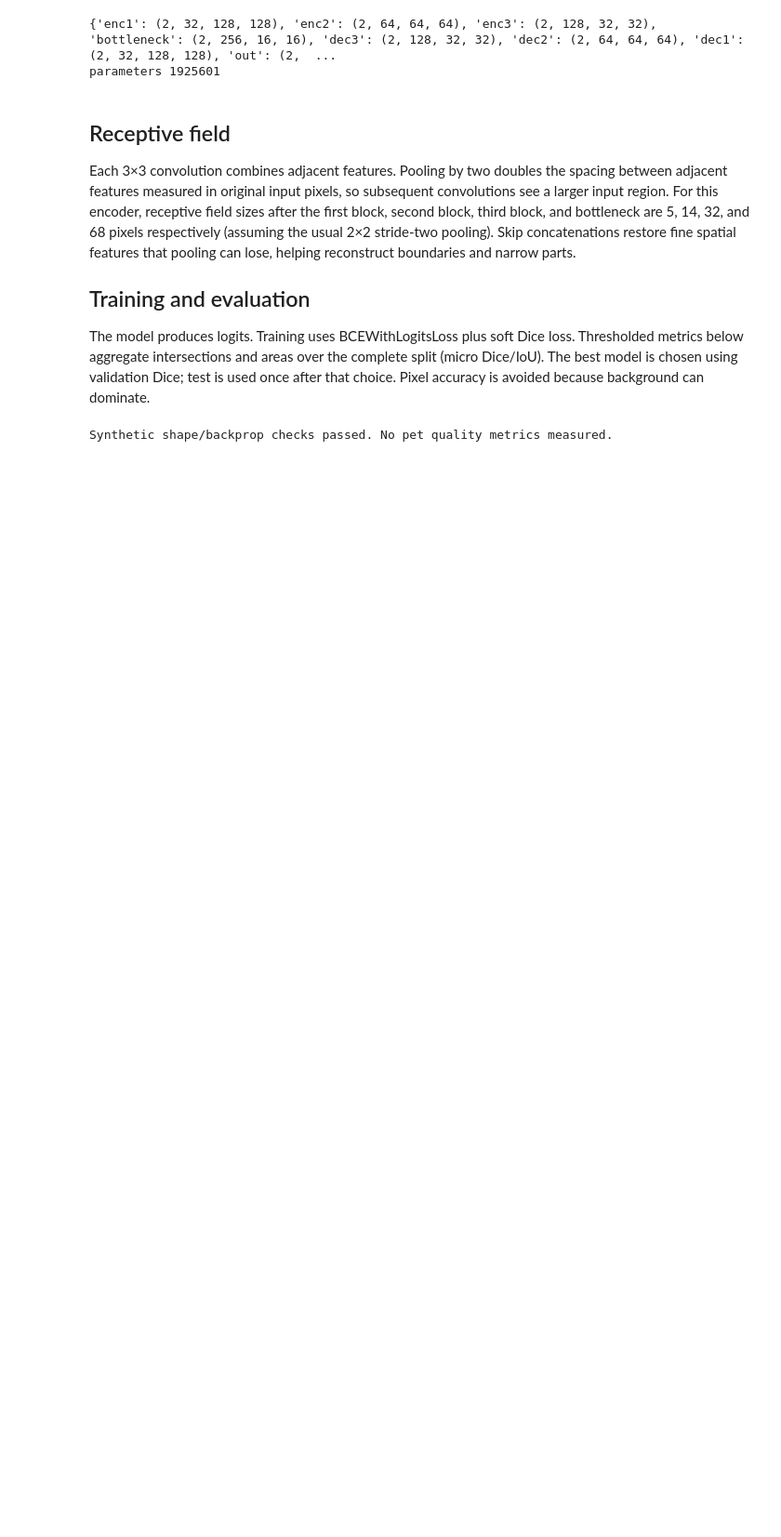
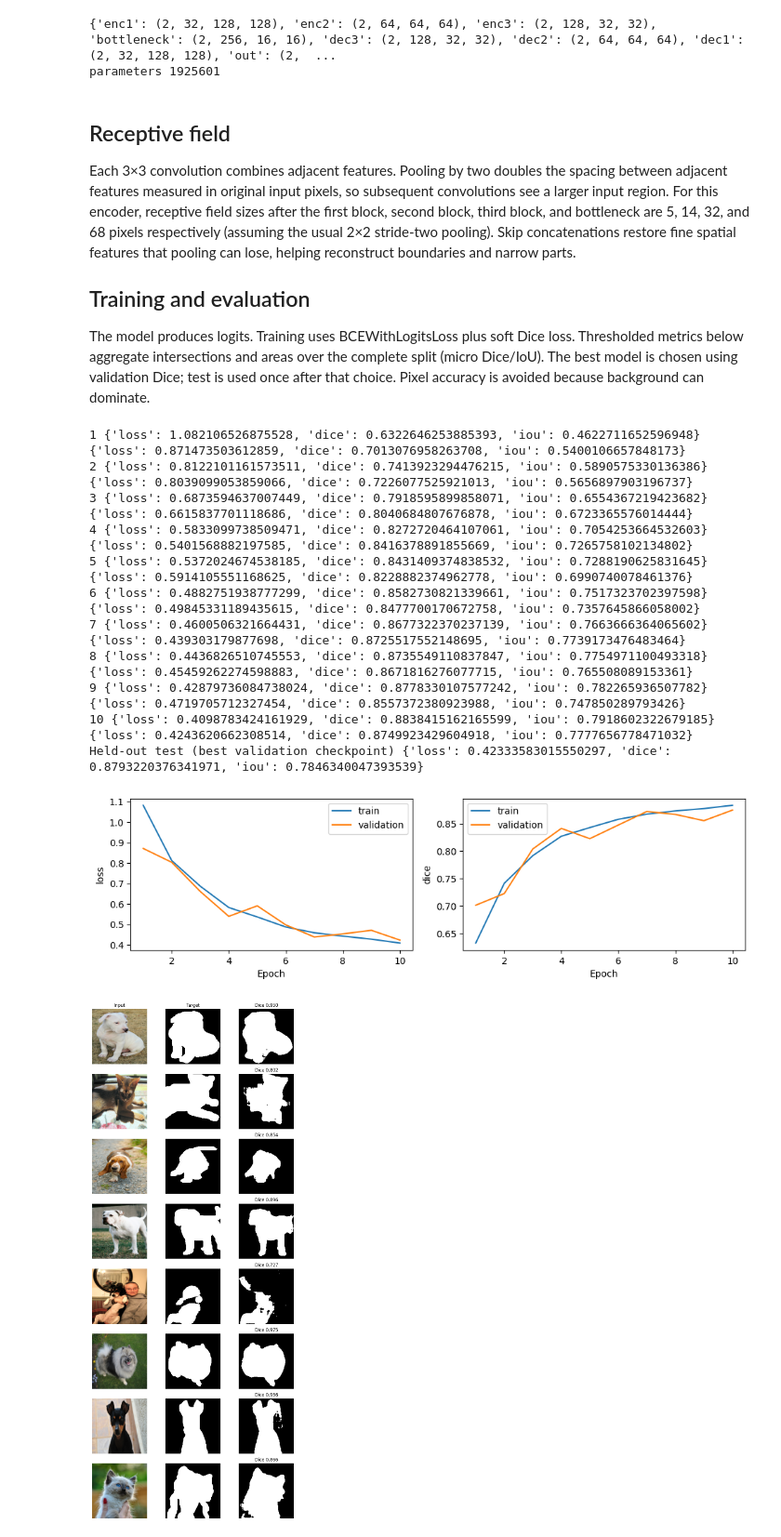
Before and after one commit to Utkrisht-sum/generative_ai_shared, a Jupyter notebook: module1/labs/submissions/optional/A24ARIU0001_UNET_PET_SEGMENTATION_LAB_UTKRISHT_SUMAN.ipynb, the cells around one changed output. Shown at 93% size. Cells and saved outputs as stored; diff of their text form; code cells hidden in the pictures; blank space fills up the shorter version.

Commit message:
Complete real-data Oxford pet U-Net lab with measured test results and failure analysis

```diff
--- a/module1/labs/submissions/optional/A24ARIU0001_UNET_PET_SEGMENTATION_LAB_UTKRISHT_SUMAN.ipynb
+++ b/module1/labs/submissions/optional/A24ARIU0001_UNET_PET_SEGMENTATION_LAB_UTKRISHT_SUMAN.ipynb
@@ -26,9 +29,11 @@ np.random.seed(SEED)
 torch.manual_seed(SEED)
 DEVICE = torch.device("cuda" if torch.cuda.is_available() else "cpu")
 SIZE, BATCH_SIZE, EPOCHS = 128, 16, 10
-SMOKE_TEST = True
-DOWNLOAD = False
+SMOKE_TEST = False
+DOWNLOAD = True
 DATA_ROOT = Path(os.environ.get("PET_DATASET_PATH", "data"))
-CHECKPOINT = Path("unet_best_UTKRISHT.pt")
+OUT = Path("unet_outputs")
+OUT.mkdir(parents=True, exist_ok=True)
+CHECKPOINT = OUT / "unet_best_UTKRISHT.pt"
 print("device", DEVICE, "smoke", SMOKE_TEST)
 # %% [output]
@@ -255,7 +263,7 @@ else:
         training = epoch(train_loader, optimizer)
         validation = epoch(valid_loader)
         history.append((training, validation))
-        print(index + 1, training, validation)
+        print(index + 1, training, validation, flush=True)
         if validation["dice"] > best:
             best = validation["dice"]
             torch.save(model.state_dict(), CHECKPOINT)
@@ -270,31 +278,48 @@ else:
             ax.plot(
                 range(1, len(history) + 1),
                 [row[split][key] for row in history],
                 label=label,
             )
         ax.set(xlabel="Epoch", ylabel=key)
         ax.legend()
     plt.tight_layout()
     plt.show()
     model.eval()
     fig, axes = plt.subplots(8, 3, figsize=(9, 20))
     failures = []
     with torch.no_grad():
         for i in range(8):
             image, mask = test_set[i]
             pred = (model(image[None].to(DEVICE)).sigmoid()[0].cpu() >= 0.5).float()
             dice = (2 * (pred * mask).sum() + 1e-6) / (pred.sum() + mask.sum() + 1e-6)
             failures.append((dice.item(), i))
             axes[i, 0].imshow(image.permute(1, 2, 0))
             axes[i, 1].imshow(mask[0], cmap="gray")
             axes[i, 2].imshow(pred[0], cmap="gray")
             axes[i, 2].set_title(f"Dice {dice:.3f}")
             for ax in axes[i]:
                 ax.axis("off")
     axes[0, 0].set_title("Input")
     axes[0, 1].set_title("Target")
     plt.tight_layout()
     plt.show()
     print("Two lowest-Dice examples among displayed test cases:", sorted(failures)[:2])
+
+if not SMOKE_TEST:
+    import json
+    (OUT / "test_metrics.json").write_text(json.dumps(test_metrics, indent=2))
+    (OUT / "history.json").write_text(json.dumps(history, indent=2))
 # %% [output]
-Synthetic shape/backprop checks passed. No pet quality metrics measured.
+1 {'loss': 1.082106526875528, 'dice': 0.6322646253885393, 'iou': 0.4622711652596948} {'loss': 0.871473503612859, 'dice': 0.7013076958263708, 'iou': 0.5400106657848173}
+2 {'loss': 0.8122101161573511, 'dice': 0.7413923294476215, 'iou': 0.5890575330136386} {'loss': 0.8039099053859066, 'dice': 0.7226077525921013, 'iou': 0.5656897903196737}
+3 {'loss': 0.6873594637007449, 'dice': 0.7918595899858071, 'iou': 0.6554367219423682} {'loss': 0.6615837701118686, 'dice': 0.8040684807676878, 'iou': 0.6723365576014444}
+4 {'loss': 0.5833099738509471, 'dice': 0.8272720464107061, 'iou': 0.7054253664532603} {'loss': 0.5401568882197585, 'dice': 0.8416378891855669, 'iou': 0.7265758102134802}
+5 {'loss': 0.5372024674538185, 'dice': 0.8431409374838532, 'iou': 0.7288190625831645} {'loss': 0.5914105551168625, 'dice': 0.8228882374962778, 'iou': 0.6990740078461376}
+6 {'loss': 0.4882751938777299, 'dice': 0.8582730821339661, 'iou': 0.7517323702397598} {'loss': 0.49845331189435615, 'dice': 0.8477700170672758, 'iou': 0.7357645866058002}
+7 {'loss': 0.4600506321664431, 'dice': 0.8677322370237139, 'iou': 0.7663666364065602} {'loss': 0.439303179877698, 'dice': 0.8725517552148695, 'iou': 0.7739173476483464}
+8 {'loss': 0.4436826510745553, 'dice': 0.8735549110837847, 'iou': 0.7754971100493318} {'loss': 0.45459262274598883, 'dice': 0.8671816276077715, 'iou': 0.765508089153361}
+9 {'loss': 0.42879736084738024, 'dice': 0.8778330107577242, 'iou': 0.782265936507782} {'loss': 0.4719705712327454, 'dice': 0.8557372380923988, 'iou': 0.747850289793426}
+10 {'loss': 0.4098783424161929, 'dice': 0.8838415162165599, 'iou': 0.7918602322679185} {'loss': 0.4243620662308514, 'dice': 0.8749923429604918, 'iou': 0.7777656778471032}
+Held-out test (best validation checkpoint) {'loss': 0.42333583015550297, 'dice': 0.8793220376341971, 'iou': 0.7846340047393539}
+[figure, added]
+[figure, added]
```
Also changed, not shown: parts of 10 cells of this notebook, 8 other files.
